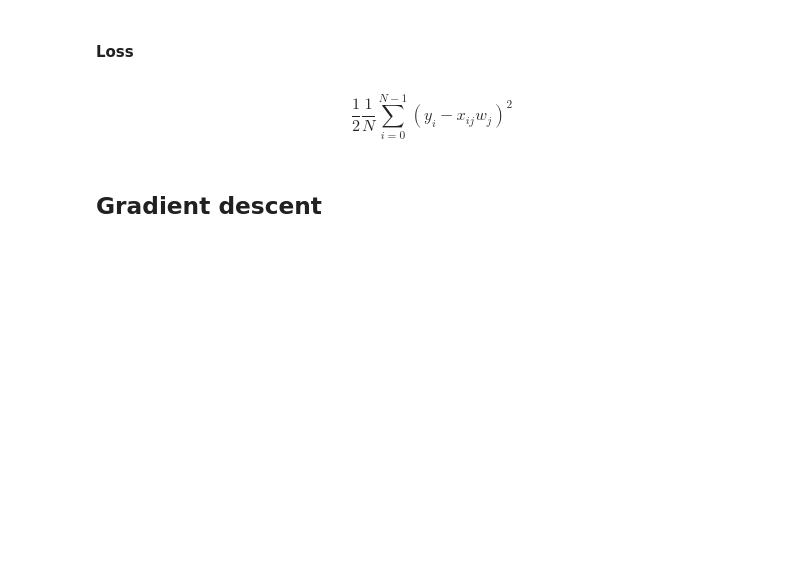
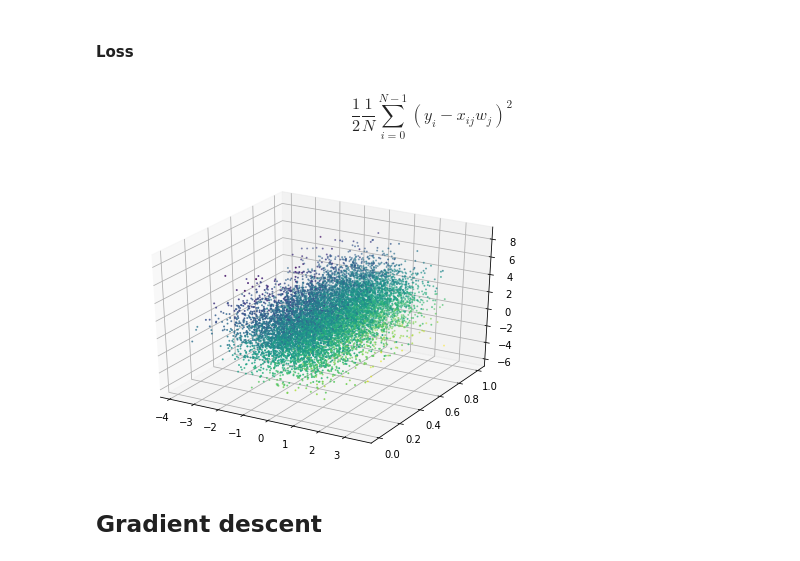
Before and after one commit to SoliareofAstora/studia1920, a Jupyter notebook: deeplearning/1/linear_regression.ipynb, the cells around one changed output. Cells and saved outputs as stored; diff of their text form; code cells hidden in the pictures; blank space fills up the shorter version.

```diff
--- a/deeplearning/1/linear_regression.ipynb
+++ b/deeplearning/1/linear_regression.ipynb
@@ -27,5 +34,25 @@ $$ y_i = x_{ij} w_j+\epsilon_i, \quad x_{i,-1}=1,\quad b=w_{-1} $$
 # %% [markdown]
 $$ \frac{1}{2}\frac{1}{N}\sum_{i=0}^{N-1} (y_i -  x_{ij} w_j  )^2$$
+# %%
+size = 10000
+ground_truth = np.array([0.2,0.5,-0.25, 1])
+arr1 = np.random.normal(0,1,size)
+arr2 = np.random.uniform(0,1,size)
+arr3 = np.random.normal(1,2,size)
+arr4 = np.ones_like(arr1)
+data = np.stack([arr1,arr2,arr3, arr4], axis=1)
+
+y = linear(data, ground_truth) + np.random.normal(0,0.1,size)
+
+weights = np.array([1,1,1,1])
+output = linear(data, weights)
+
+fig = plt.figure()
+ax = Axes3D(fig)
+ax.scatter(data[:,0],data[:,1],data[:,2], s=1, c = y)
+plt.show()
+# %% [output]
+[figure, added]
 # %% [markdown]
 ## Gradient descent
 # %% [markdown]
```
Also changed, not shown: parts of 10 cells of this notebook, 3 other files.
